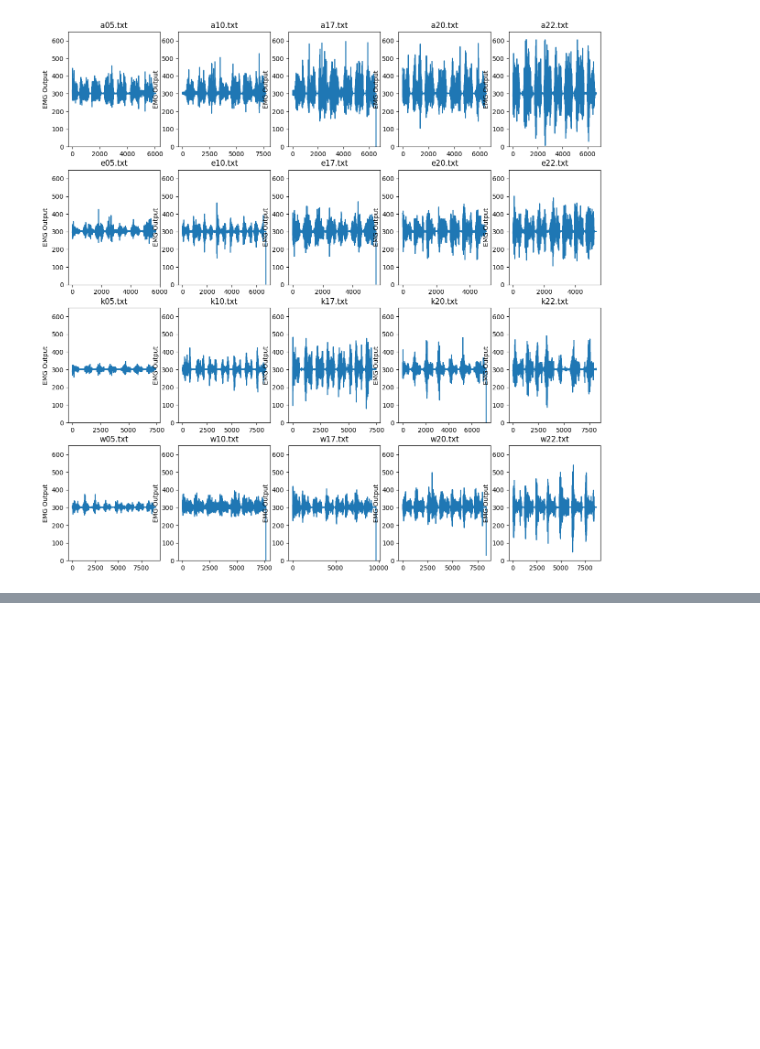
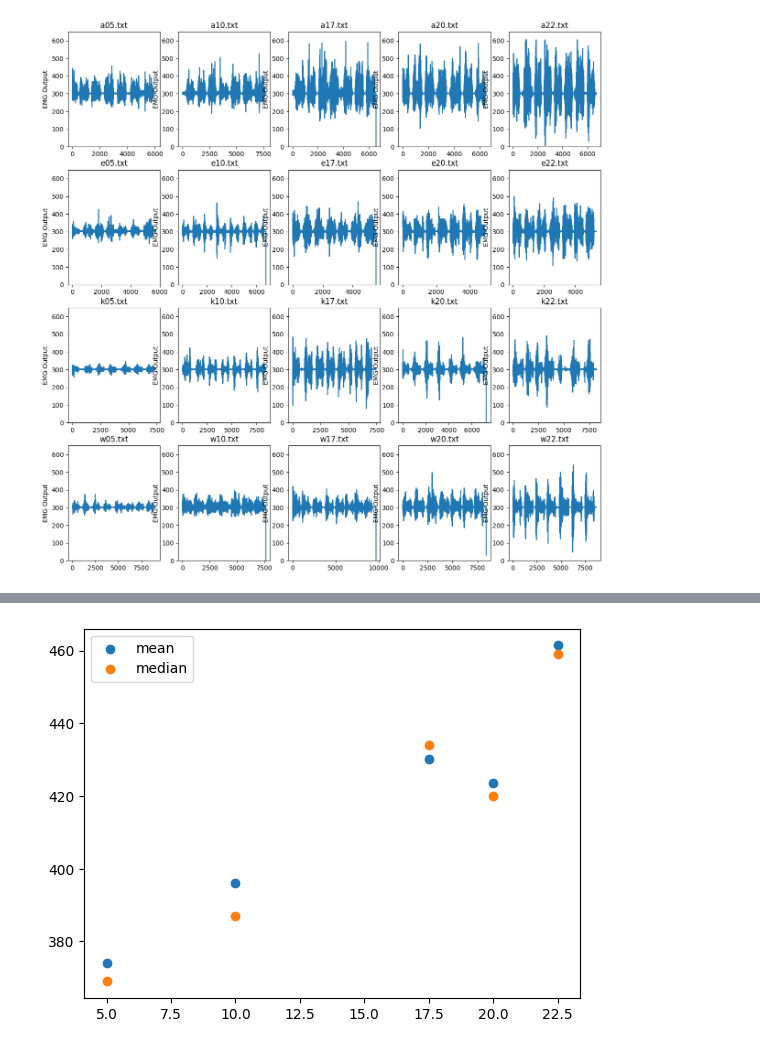
Before and after one commit to nouturnsign/physemg, a Jupyter notebook: preanalysis.ipynb, the cells around one changed output, grey strips where cells are left out. Cells and saved outputs as stored; diff of their text form; code cells hidden in the pictures; blank space fills up the shorter version.

```diff
--- a/preanalysis.ipynb
+++ b/preanalysis.ipynb
@@ -129,0 +241,4 @@ plt.show()
+# %%
+plot_central_tendencies(e_ranges, e_data_files)
+# %% [output]
+[figure, added]
```
Also changed, not shown: parts of 8 cells of this notebook.
